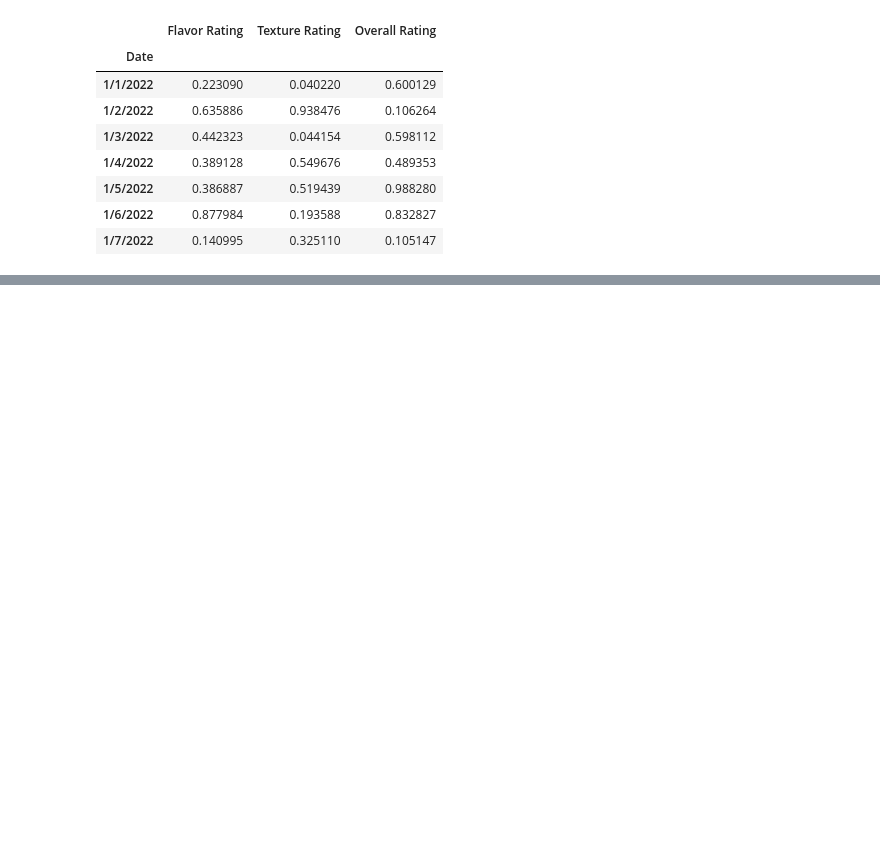
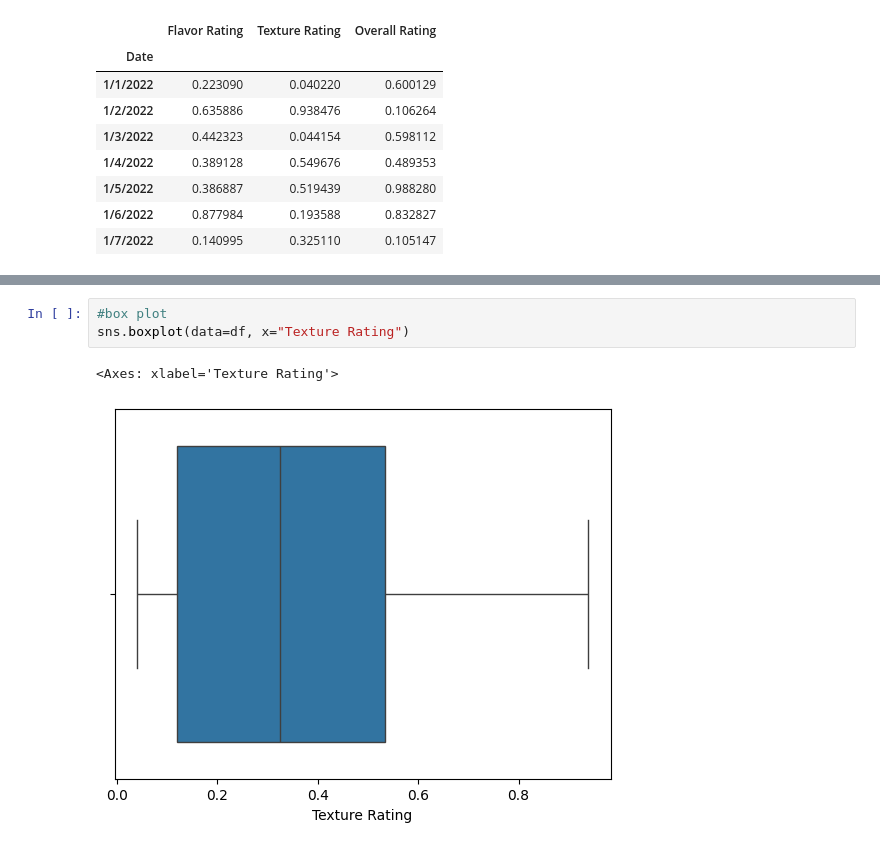
Before and after one commit to OrthrusB/ML-From-Scratch, a Jupyter notebook: Introduction/visualization.ipynb, the cells around one changed output, grey strips where cells are left out. Cells and saved outputs as stored; diff of their text form; blank space fills up the shorter version.

```diff
--- a/Introduction/visualization.ipynb
+++ b/Introduction/visualization.ipynb
@@ -124,0 +130,6 @@ sns.scatterplot(data=df, x="Texture Rating", y="Overall Rating")
+# %%
+#box plot
+sns.boxplot(data=df, x="Texture Rating")
+# %% [output]
+<Axes: xlabel='Texture Rating'>
+[figure, added]
```
Also changed, not shown: parts of 5 cells of this notebook.
